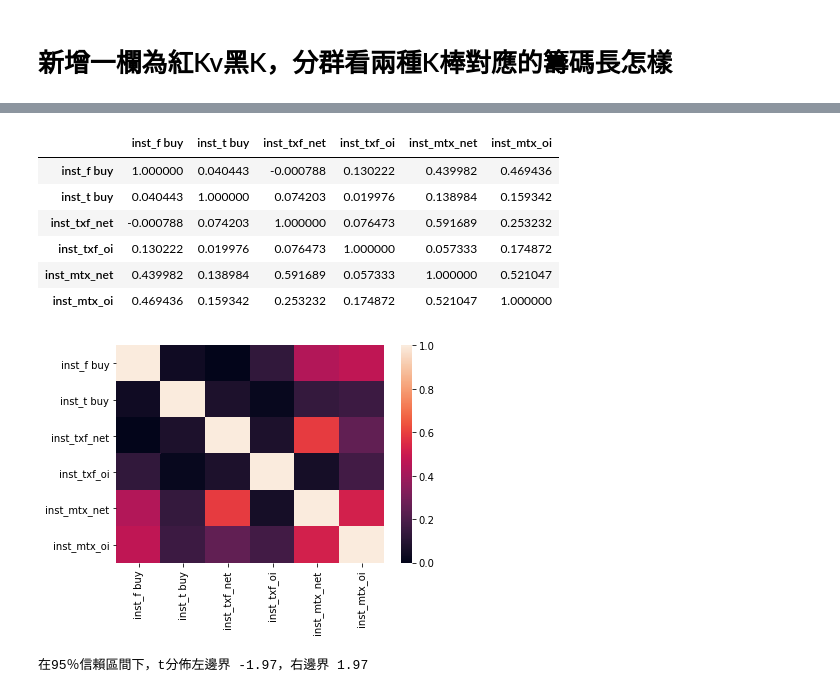
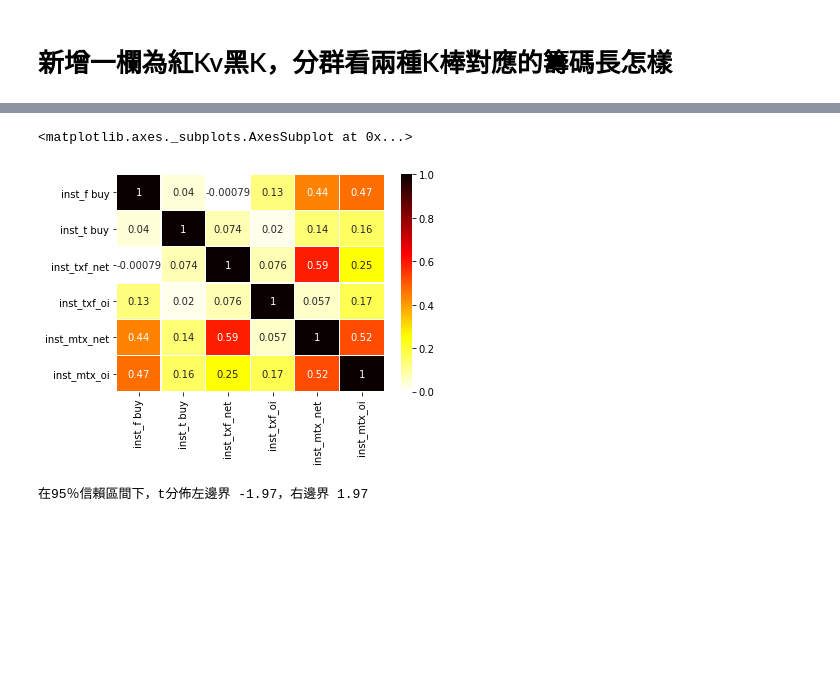
Before and after one commit to MaxChenCMC/Machine_Learning_in_Futures_Trading, a Jupyter notebook: main.ipynb, the cells around one changed output, grey strips where cells are left out. Cells and saved outputs as stored; diff of their text form; code cells hidden in the pictures; blank space fills up the shorter version.

```diff
--- a/main.ipynb
+++ b/main.ipynb
@@ -22,7 +21,8 @@ import pydotplus
 # 檢查資料是否有異常值
 # %%
 df = pd.read_csv("./raw_data.csv", index_col="date", parse_dates=True,)[
-    [
+
+scores = cross_val_score(rf, df.iloc[:, :6], df["label"], cv=10)
         "inst_f buy",
         "inst_t buy",
         "inst_txf_net",
@@ -71,7 +71,8 @@ None
 # 定義特徵值為隔天是收紅K或黑K
 # %%
 df = df.assign(label=df["txf_close"].shift(-1) - df["txf_open"].shift(-1))
-df = df[:-1]
+
+scores = cross_val_score(rf, df.iloc[:, :6], df["label"], cv=10)
 df.tail()
 # %% [output]
 |  | inst_f buy | inst_t buy | inst_txf_net | inst_txf_oi | inst_mtx_net | inst_mtx_oi | txf_open | txf_high | ... |
@@ -113,16 +122,17 @@ len(df[df['rise_decline'] == 0]),len(df[df['rise_decline'] == 1])
 # %%
 heatmap = df.iloc[:, :6].corr()
-sns.heatmap(heatmap, xticklabels=heatmap.columns[:6], yticklabels=heatmap.columns[:6])
-heatmap
+sns.heatmap(
+    heatmap,
+    cmap="hot_r",
+    linewidths=0.1,
+    linecolor='white',
+    annot=True,
+    xticklabels=heatmap.columns[:6],
+    yticklabels=heatmap.columns[:6],
+)
 # %% [output]
-|  | inst_f buy | inst_t buy | inst_txf_net | inst_txf_oi | inst_mtx_net | inst_mtx_oi |
-| inst_f buy | 1.000000 | 0.040443 | -0.000788 | 0.130222 | 0.439982 | 0.469436 |
-| inst_t buy | 0.040443 | 1.000000 | 0.074203 | 0.019976 | 0.138984 | 0.159342 |
-| inst_txf_net | -0.000788 | 0.074203 | 1.000000 | 0.076473 | 0.591689 | 0.253232 |
-| inst_txf_oi | 0.130222 | 0.019976 | 0.076473 | 1.000000 | 0.057333 | 0.174872 |
-| inst_mtx_net | 0.439982 | 0.138984 | 0.591689 | 0.057333 | 1.000000 | 0.521047 |
-| inst_mtx_oi | 0.469436 | 0.159342 | 0.253232 | 0.174872 | 0.521047 | 1.000000 |
+<matplotlib.axes._subplots.AxesSubplot at 0x...>
-[figure, old version]
+[figure, new version]
 # %%
 degree_freedom = len(df[df['rise_decline'] == 1])
 LQ = stats.t.ppf(0.025, degree_freedom)
```
Also changed, not shown: parts of 8 cells of this notebook.
